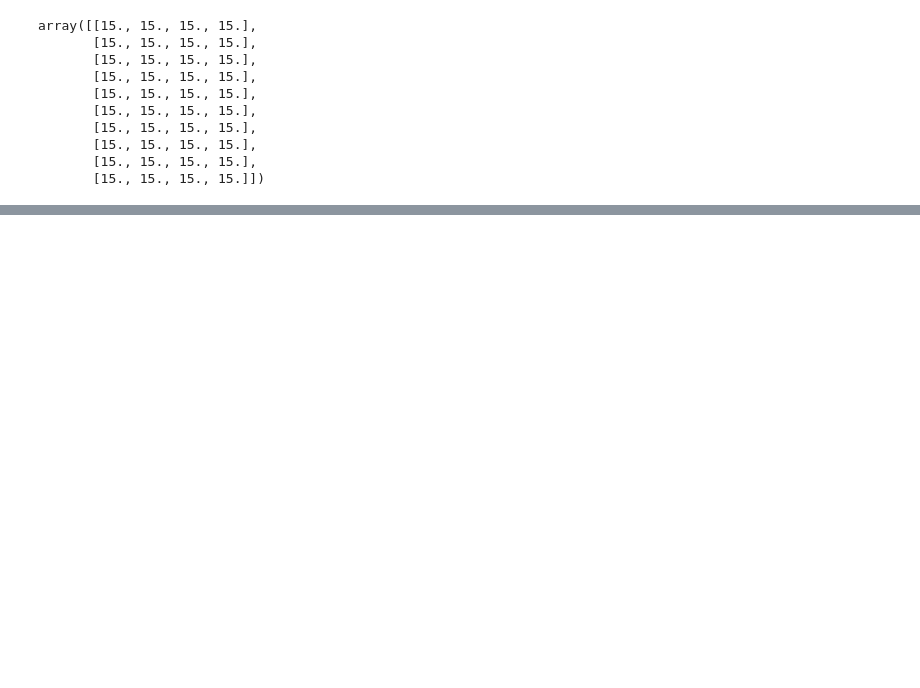
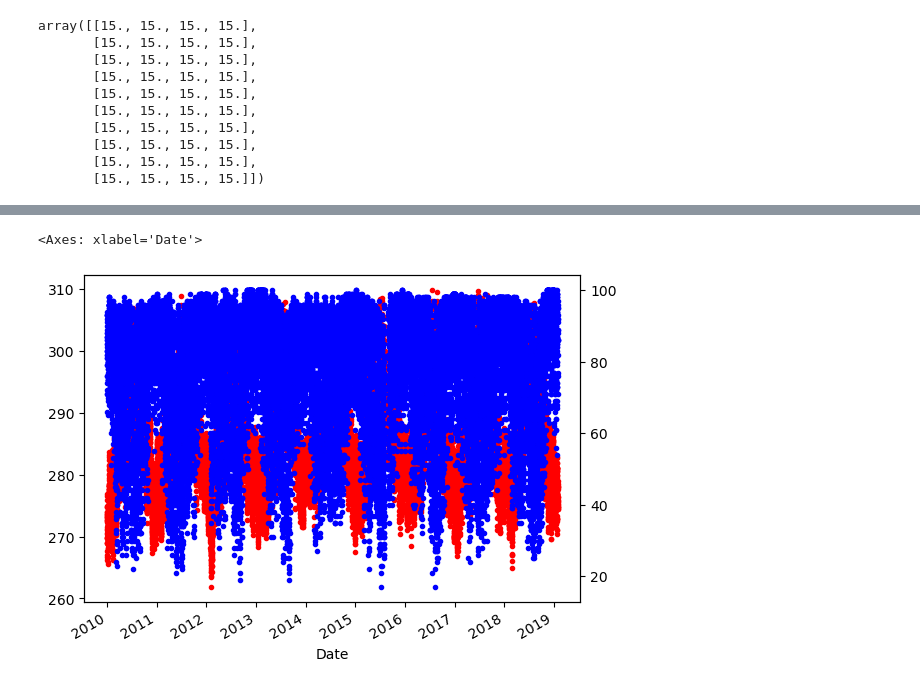
Before and after one commit to manlaya/init-python-amorse-binder, a Jupyter notebook: notebooks/3-pandas_matplotlib_numpy.ipynb, the cells around one changed output, grey strips where cells are left out. Cells and saved outputs as stored; diff of their text form; code cells hidden in the pictures; blank space fills up the shorter version.

```diff
--- a/notebooks/3-pandas_matplotlib_numpy.ipynb
+++ b/notebooks/3-pandas_matplotlib_numpy.ipynb
@@ -36,0 +432,9 @@ np.arange(10.2, 1000.9, 99.9)
+# %%
+fig, ax1 = plt.subplots()
+ax2 = ax1.twinx()
+
+tdf.plot(y="Température", ax=ax1, legend=False, linestyle="", marker=".", color="r")
+tdf.plot(y="Humidité", ax=ax2, legend=False, linestyle="", marker=".", color="b")
+# %% [output]
+<Axes: xlabel='Date'>
+[figure, added]
```
Also changed, not shown: parts of 55 cells of this notebook, 6 other files.
